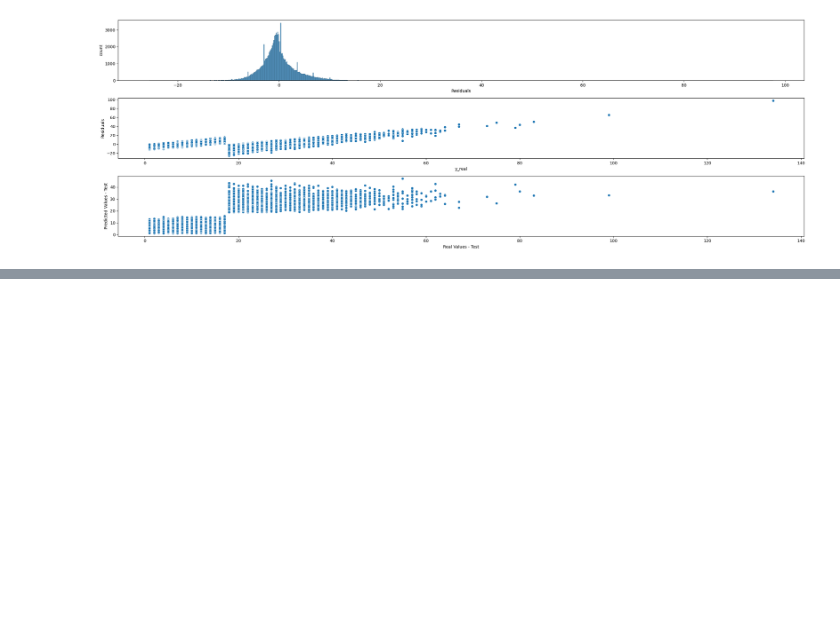
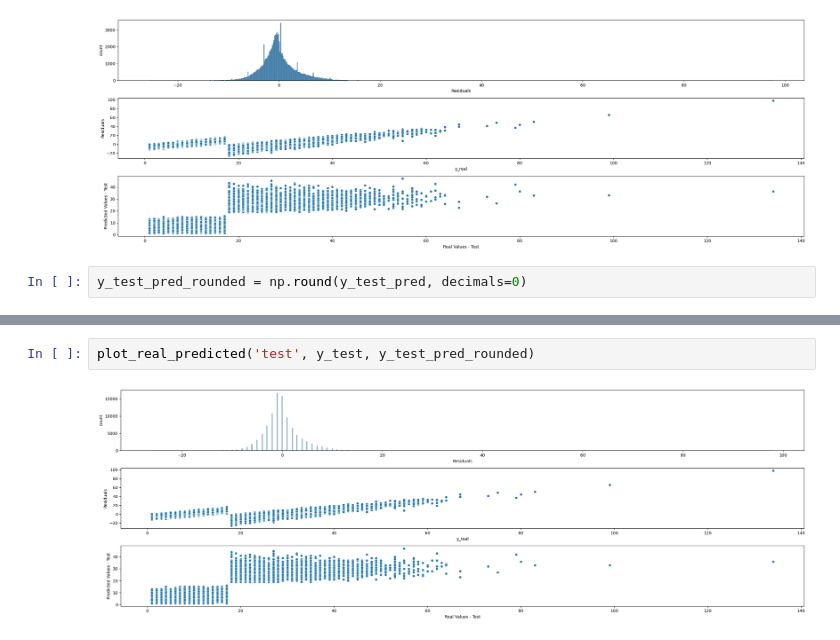
Before and after one commit to dlhaar/citi_bikes, a Jupyter notebook: notebooks/knn_no_OHE.ipynb, the cells around one changed output, grey strips where cells are left out. Saved outputs shown, nothing was run; the diff lists cells and outputs as text; blank space fills up the shorter version.

```diff
--- a/notebooks/knn_no_OHE.ipynb
+++ b/notebooks/knn_no_OHE.ipynb
@@ -184,3 +184,5 @@ error_metrics_report(y_train, y_test, y_train_pred, y_test_pred)
 plot_real_predicted('test', y_test, y_test_pred)
 # %% [output]
 [figure]
+# %%
+y_test_pred_rounded = np.round(y_test_pred, decimals=0)
@@ -186,0 +199,4 @@ plot_real_predicted('test', y_test, y_test_pred)
+# %%
+plot_real_predicted('test', y_test, y_test_pred_rounded)
+# %% [output]
+[figure, added]
```
Also changed, not shown: parts of 2 cells of this notebook, 8 other files.
